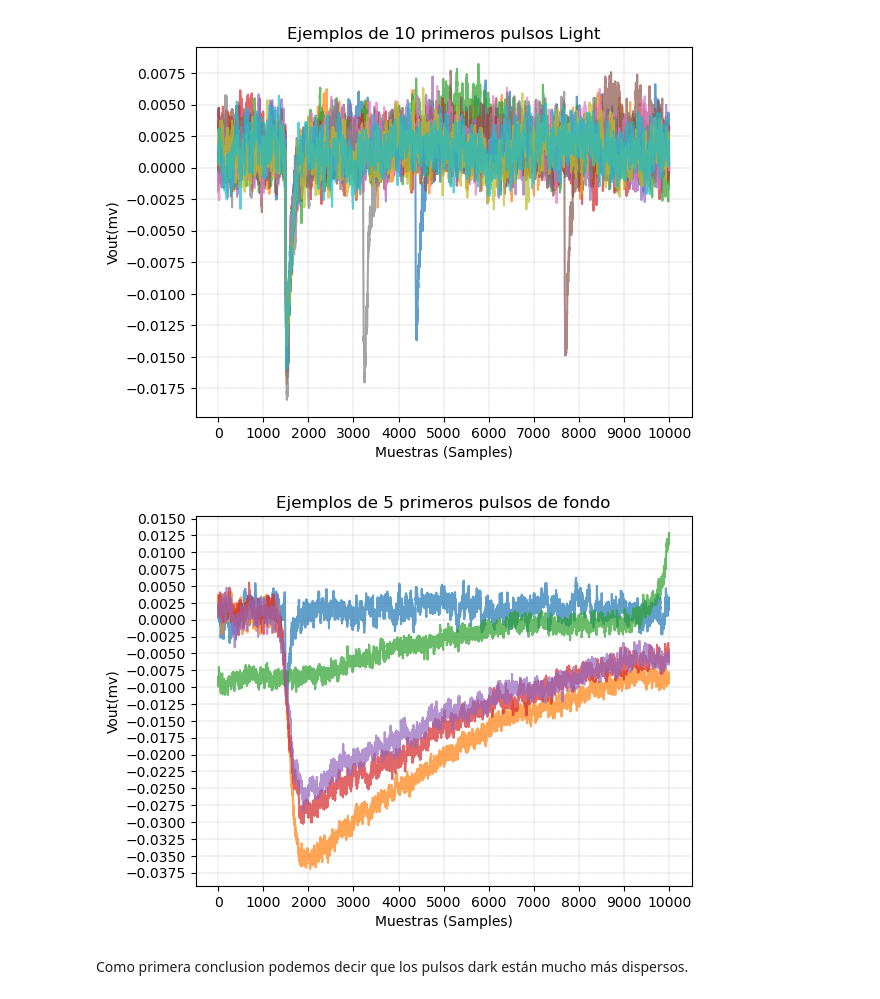
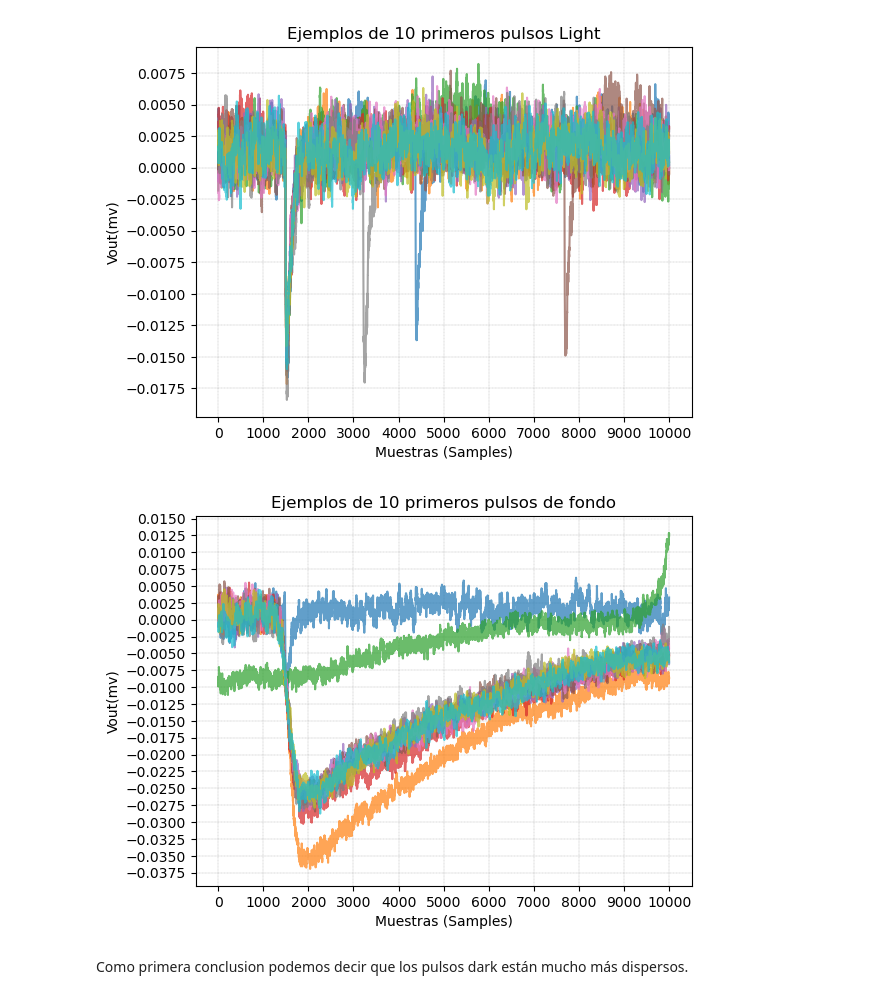
Before and after one commit to JosueCevallos/TFG, a Jupyter notebook: dataset_analysis.ipynb, the cells around one changed output. Saved outputs shown, nothing was run; the diff lists cells and outputs as text; code cells hidden in the pictures.

```diff
--- a/dataset_analysis.ipynb
+++ b/dataset_analysis.ipynb
@@ -144,20 +143,20 @@ plt.show()
 # %% [output]
 [figure]
 # %%
-#También representamos los 5 primeros pulsos Dark
-for i in range(5):
+#También representamos los 10 primeros pulsos Dark
+for i in range(10):
     plt.plot(dark_pulses[i], alpha=0.7)
 
-plt.title("Ejemplos de 5 primeros pulsos de fondo")
+plt.title("Ejemplos de 10 primeros pulsos de fondo")
 plt.xlabel("Muestras (Samples)")
 plt.ylabel("Vout(mv)")
 plt.grid(color = 'gray', linestyle = '--', linewidth = 0.2)
 ax = plt.gca()
 ax.yaxis.set_major_locator(ticker.MultipleLocator(0.0025))
 ax.xaxis.set_major_locator(ticker.MultipleLocator(1000))
 plt.show()
 # %% [output]
-[figure, old version]
+[figure, new version]
 # %% [markdown]
 Como primera conclusion podemos decir que los pulsos dark están mucho más dispersos.
 # %% [markdown]
```
Also changed, not shown: parts of 3 cells of this notebook.
